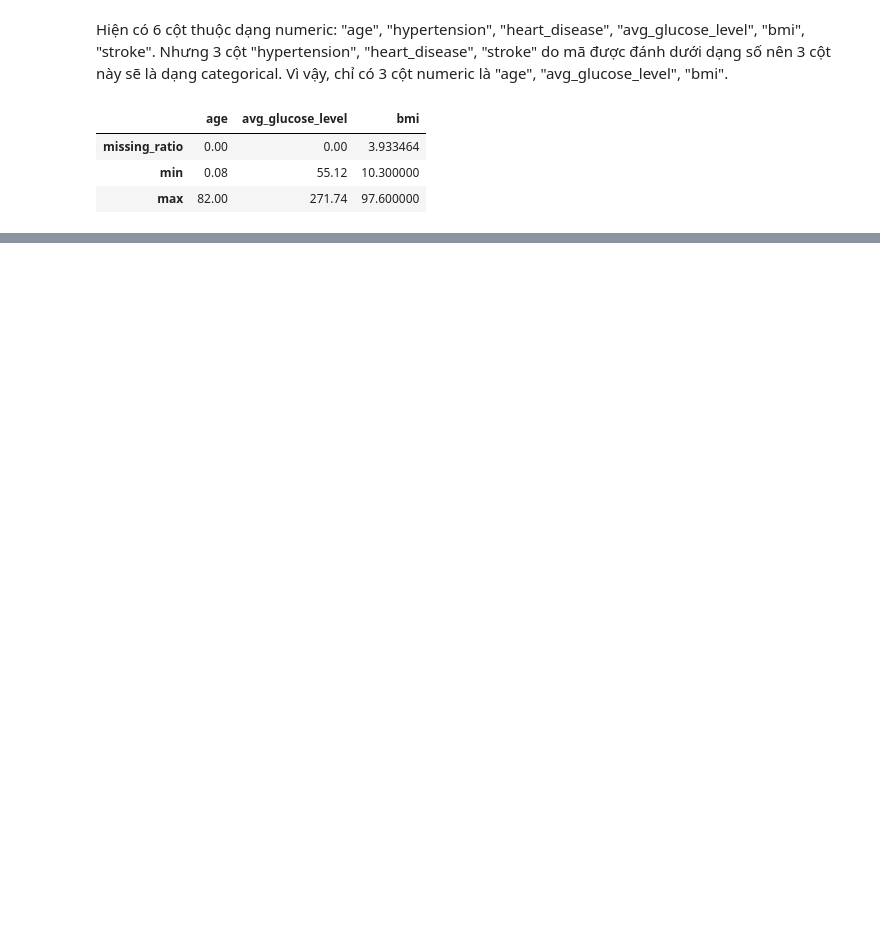
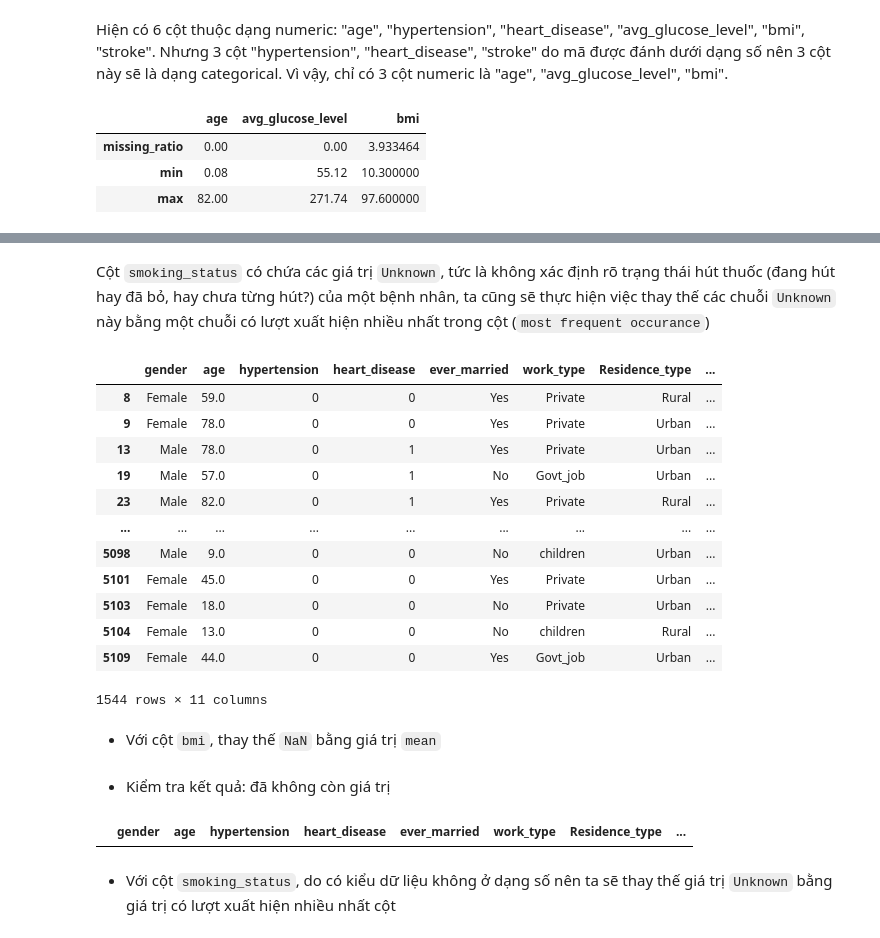
Before and after one commit to luthevy/LTKHDL_Final, a Jupyter notebook: 19127009_19127416.ipynb, the cells around one changed output, grey strips where cells are left out. Drawn from its saved outputs; the diff is of its cells as text; code cells hidden in the pictures; blank space fills up the shorter version.

```diff
--- a/19127009_19127416.ipynb
+++ b/19127009_19127416.ipynb
@@ -266,0 +261,20 @@ Theo như biểu đồ histogram ở trên cho thấy dường như có dấu hi
+# %% [markdown]
+Cột `smoking_status` có chứa các giá trị `Unknown`, tức là không xác định rõ trạng thái hút thuốc (đang hút hay đã bỏ, hay chưa từng hút?) của một bệnh nhân, ta cũng sẽ thực hiện việc thay thế các chuỗi `Unknown` này bằng một chuỗi có lượt xuất hiện nhiều nhất trong cột (`most frequent occurance`)
+# %%
+hcs_df[hcs_df['smoking_status'] == 'Unknown']
+# %% [output]
+|  | gender | age | hypertension | heart_disease | ever_married | work_type | Residence_type | ... |
+| 8 | Female | 59.0 | 0 | 0 | Yes | Private | Rural | ... |
+| 9 | Female | 78.0 | 0 | 0 | Yes | Private | Urban | ... |
+| 13 | Male | 78.0 | 0 | 1 | Yes | Private | Urban | ... |
+| 19 | Male | 57.0 | 0 | 1 | No | Govt_job | Urban | ... |
+| 23 | Male | 82.0 | 0 | 1 | Yes | Private | Rural | ... |
+| ... | ... | ... | ... | ... | ... | ... | ... | ... |
+| 5098 | Male | 9.0 | 0 | 0 | No | children | Urban | ... |
+| 5101 | Female | 45.0 | 0 | 0 | Yes | Private | Urban | ... |
+| 5103 | Female | 18.0 | 0 | 0 | No | Private | Urban | ... |
+| 5104 | Female | 13.0 | 0 | 0 | No | children | Rural | ... |
+| 5109 | Female | 44.0 | 0 | 0 | Yes | Govt_job | Urban | ... |
+1544 rows × 11 columns
+# %% [markdown]
+- Với cột `bmi`, thay thế `NaN` bằng giá trị `mean`
@@ -266,0 +283,8 @@ Theo như biểu đồ histogram ở trên cho thấy dường như có dấu hi
+# %% [markdown]
+- Kiểm tra kết quả: đã không còn giá trị
+# %%
+hcs_df[hcs_df['bmi'].isnull()]
+# %% [output]
+|  | gender | age | hypertension | heart_disease | ever_married | work_type | Residence_type | ... |
+# %% [markdown]
+- Với cột `smoking_status`, do có kiểu dữ liệu không ở dạng số nên ta sẽ thay thế giá trị `Unknown` bằng giá trị có lượt xuất hiện nhiều nhất cột
```
Also changed, not shown: parts of 144 cells of this notebook, 1 other file.
